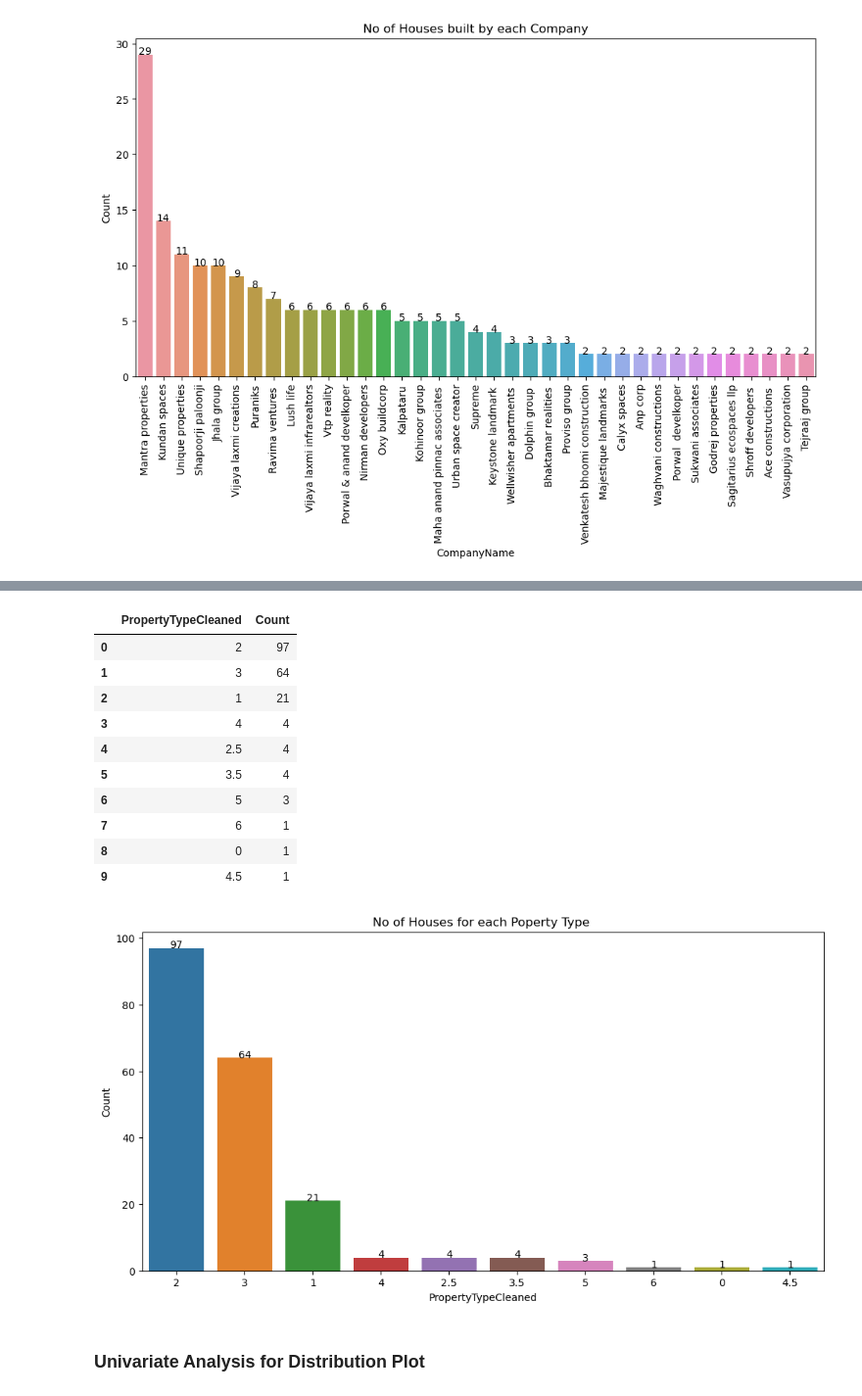
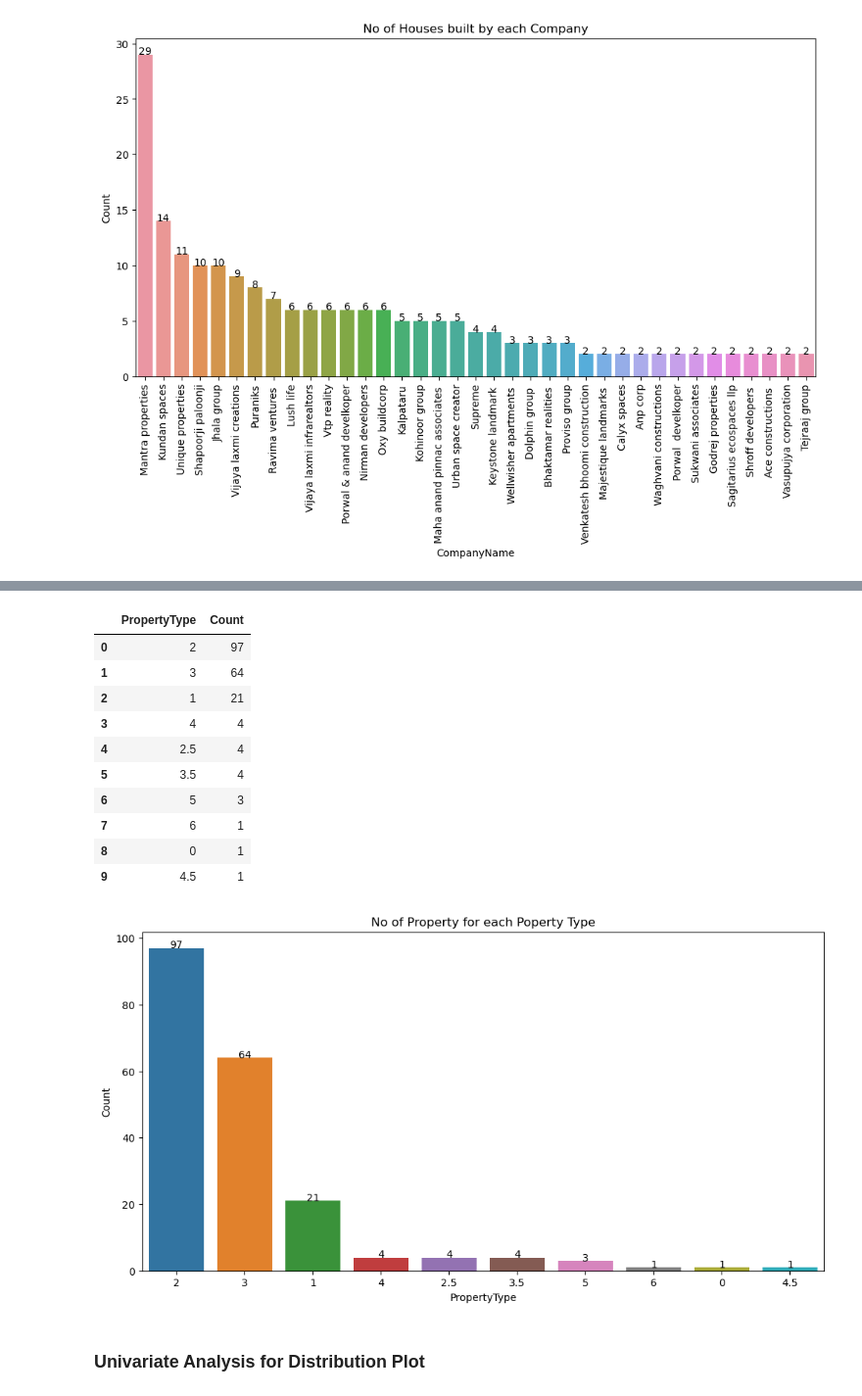
Before and after one commit to sudhanshusinghaiml/Real-Estate-Price-Prediction-Model-with-NLP-and-FastAPI, a Jupyter notebook: codes-in-notebook/ExploratoryDataAnalysis.ipynb, the cells around one changed output, grey strips where cells are left out. Shown at 98% size. Cells and saved outputs as stored; diff of their text form; code cells hidden in the pictures.

```diff
--- a/codes-in-notebook/ExploratoryDataAnalysis.ipynb
+++ b/codes-in-notebook/ExploratoryDataAnalysis.ipynb
@@ -415,7 +370,7 @@ array([39, 65, 74, 89, 95, 75, 100, 88, 135, 188, 58, 40, 78, 36, 48, 57,
 # %%
 import re
 regx_numbers = re.compile(r"[-+]?(\d*\.\d+|\d+)")
-df['PriceInLakhsCleaned'] = df['Price in lakhs'].apply(lambda x: np.float(regx_numbers.findall(str(x))[0])
+modified_df['PriceInLakhs'] = df['Price in lakhs'].apply(lambda x: np.float(regx_numbers.findall(str(x))[0])
                                                   if len(regx_numbers.findall(str(x)))>0 else np.NaN)
-df.head()
+modified_df.head()
 # %% [output]
@@ -427,0 +383,8 @@ df.head()
+# %%
+modified_df['ClubHouse'] = df['ClubHouse'].apply(lambda x: x.lower().strip())
+modified_df['School/UniversityInTownship'] = df['School / University in Township '].apply(lambda x: x.lower().strip())
+modified_df['HospitalInTownShip'] = df['Hospital in TownShip'].apply(lambda x: x.lower().strip())
+modified_df['MallInTownShip'] = df['Mall in TownShip'].apply(lambda x: x.lower().strip())
+modified_df['ParkJoggingTrack'] = df['Park / Jogging track'].apply(lambda x: x.lower().strip())
+modified_df['SwimmingPool'] = df['Swimming Pool'].apply(lambda x: x.lower().strip())
+modified_df['Gym'] = df['Gym'].apply(lambda x: x.lower().strip())
@@ -450,6 +427,3 @@ memory usage: 54.8+ KB
-# %%
-modified_df = df.iloc[:,18:]
-modified_df['PriceInMillions'] = df['Price in Millions']
 # %%
 modified_df.shape
 # %% [output]
@@ -636,8 +590,8 @@ plt.show()
 # %%
-temp4 = modified_df['PropertyTypeCleaned'].value_counts().rename_axis('PropertyTypeCleaned').reset_index(name='Count')
-temp4
+temp4 = modified_df['PropertyType'].value_counts().rename_axis('PropertyType').reset_index(name='Count')
+temp4.head(10)
 # %% [output]
-|  | PropertyTypeCleaned | Count |
+|  | PropertyType | Count |
 | 0 | 2 | 97 |
 | 1 | 3 | 64 |
 | 2 | 1 | 21 |
@@ -650,12 +604,12 @@ temp4
 | 9 | 4.5 | 1 |
 # %%
 plt.figure(figsize=(12,6))
-sns.barplot(data=temp4, x='PropertyTypeCleaned', y= 'Count')
-add_labels_on_y_axis(temp4['PropertyTypeCleaned'],temp4['Count'])
-plt.title('No of Houses for each Poperty Type')
+sns.barplot(data=temp4, x='PropertyType', y= 'Count')
+add_labels_on_y_axis(temp4['PropertyType'],temp4['Count'])
+plt.title('No of Property for each Poperty Type')
 plt.show()
 # %% [output]
-[figure, old version]
+[figure, new version]
 # %% [markdown]
 ### Univariate Analysis for Distribution Plot
 # %%
```
Also changed, not shown: parts of 52 cells of this notebook, 4 other files.
